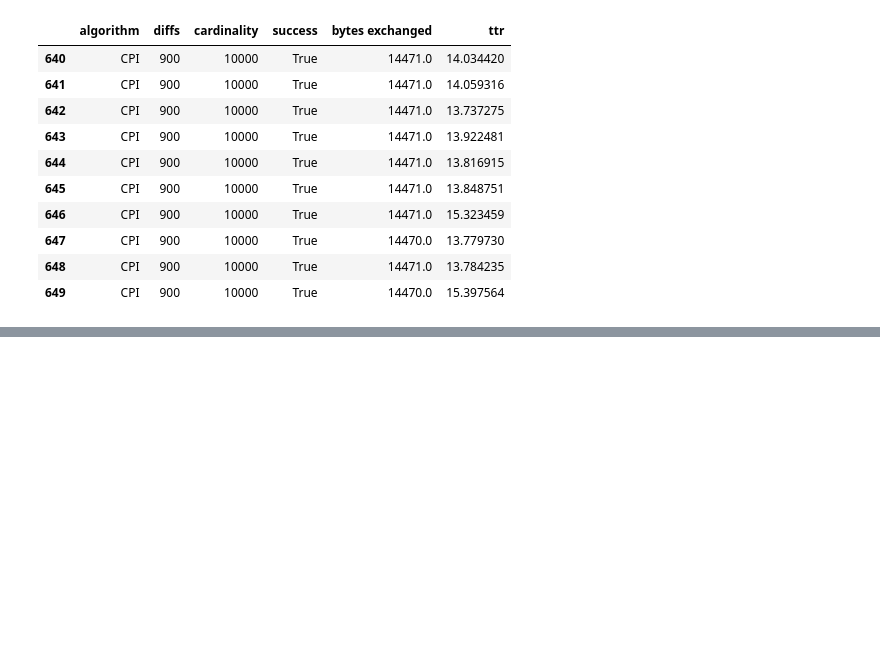
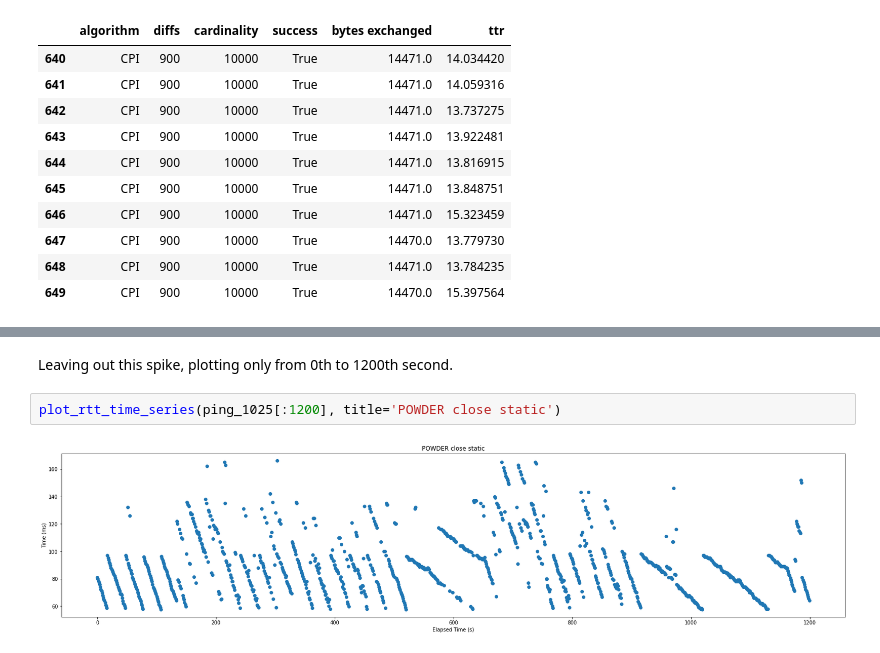
Before and after one commit to nislab/gensync, a Jupyter notebook: run/analysis.ipynb, the cells around one changed output, grey strips where cells are left out. Drawn from its saved outputs; the diff is of its cells as text; blank space fills up the shorter version.

```diff
--- a/run/analysis.ipynb
+++ b/run/analysis.ipynb
@@ -559,0 +615,6 @@ d_1026[(d_1026['algorithm'] == 'CPI') & (d_1026['diffs'] == 900)]
+# %% [markdown]
+Leaving out this spike, plotting only from 0th to 1200th second.
+# %%
+plot_rtt_time_series(ping_1025[:1200], title='POWDER close static')
+# %% [output]
+[figure, added]
```
Also changed, not shown: parts of 34 cells of this notebook, 1 other file.
